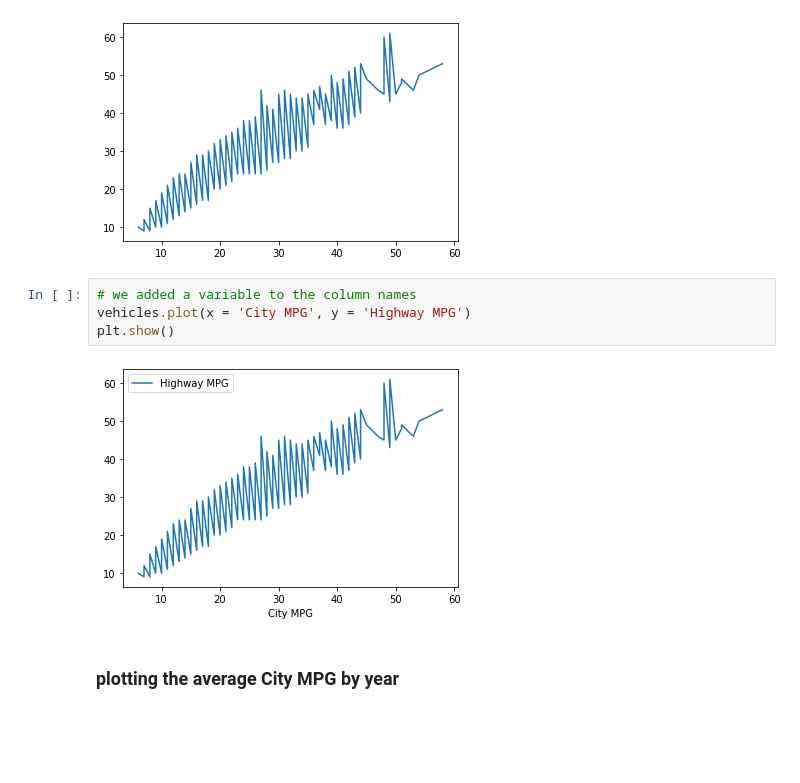
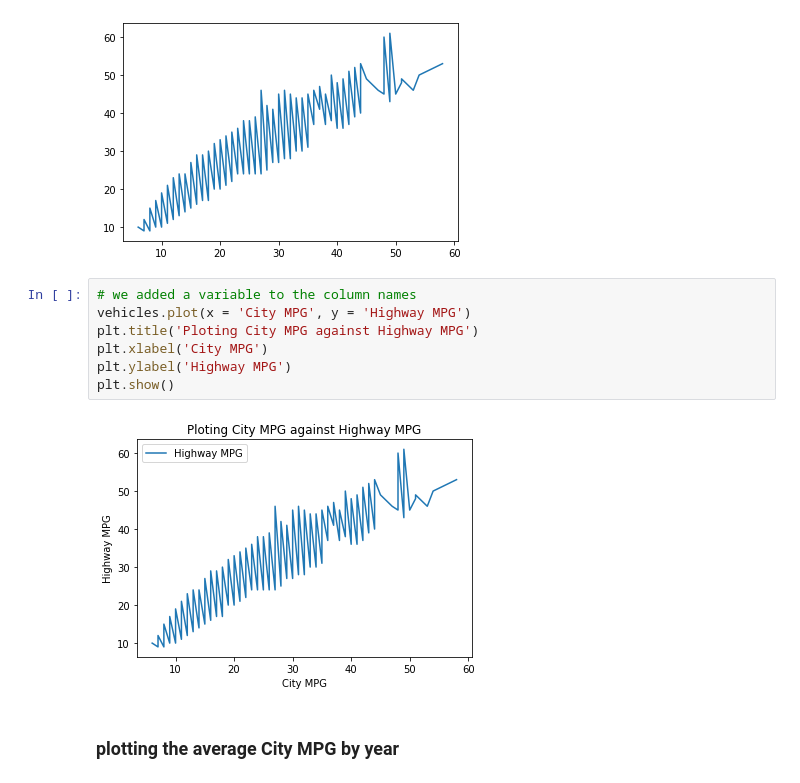
Before and after one commit to vikkieessien/data-pt-ber-08-20, a Jupyter notebook: Labs/module-1_labs/04_pandas/04_lab-data_cleaning/Matplt 2.ipynb, the cells around one changed output. Saved outputs shown, nothing was run; the diff lists cells and outputs as text; blank space fills up the shorter version.

```diff
--- a/Labs/module-1_labs/04_pandas/04_lab-data_cleaning/Matplt 2.ipynb
+++ b/Labs/module-1_labs/04_pandas/04_lab-data_cleaning/Matplt 2.ipynb
@@ -25,9 +25,12 @@ plt.show()
 # %%
 # we added a variable to the column names
 vehicles.plot(x = 'City MPG', y = 'Highway MPG')
+plt.title('Ploting City MPG against Highway MPG')
+plt.xlabel('City MPG')
+plt.ylabel('Highway MPG')
 plt.show()
 # %% [output]
-[figure, old version]
+[figure, new version]
 # %% [markdown]
 ### plotting the average City MPG by year ###
 # %%
```
Also changed, not shown: parts of 9 cells of this notebook.
